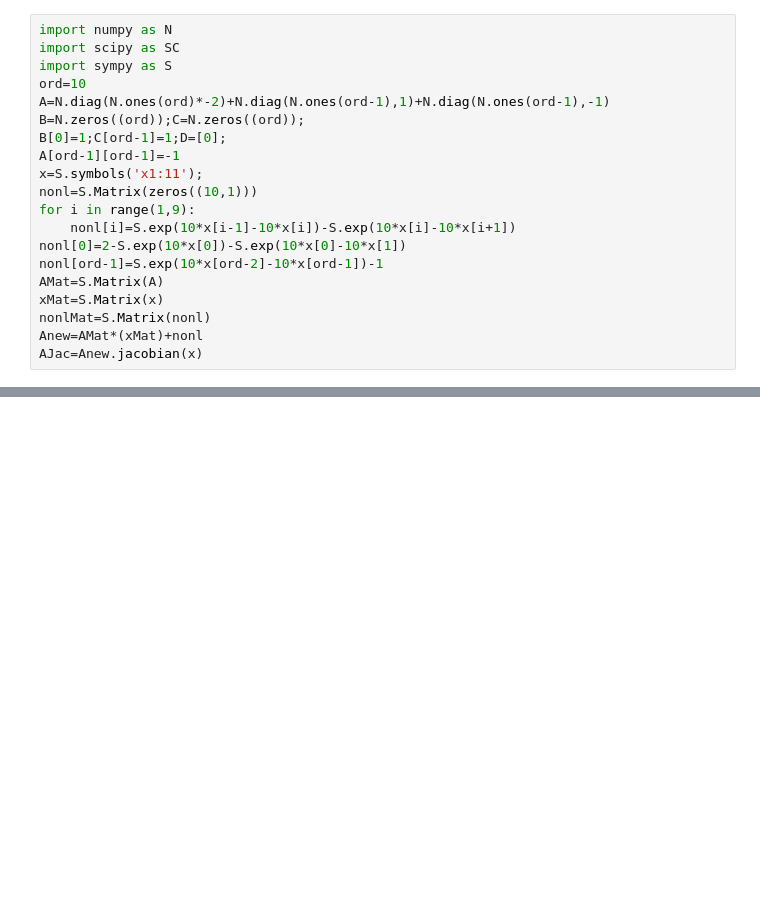
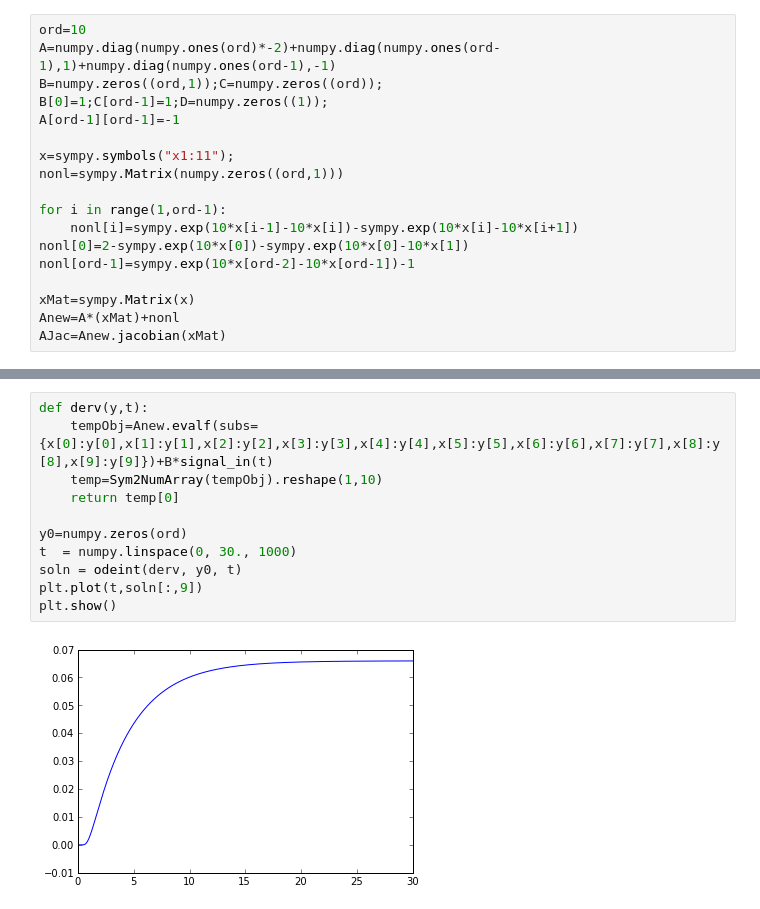
Before and after one commit to cvbrgava/ddp, a Jupyter notebook: Statespace.ipynb, the cells around one changed output, grey strips where cells are left out. Saved outputs shown, nothing was run; the diff lists cells and outputs as text; blank space fills up the shorter version.

```diff
--- a/Statespace.ipynb
+++ b/Statespace.ipynb
@@ -1,20 +23,18 @@
 # %%
-import numpy as N
-import scipy as SC
-import sympy as S
 ord=10
-A=N.diag(N.ones(ord)*-2)+N.diag(N.ones(ord-1),1)+N.diag(N.ones(ord-1),-1)
-B=N.zeros((ord));C=N.zeros((ord));
-B[0]=1;C[ord-1]=1;D=[0];
+A=numpy.diag(numpy.ones(ord)*-2)+numpy.diag(numpy.ones(ord-1),1)+numpy.diag(numpy.ones(ord-1),-1)
+B=numpy.zeros((ord,1));C=numpy.zeros((ord));
+B[0]=1;C[ord-1]=1;D=numpy.zeros((1));
 A[ord-1][ord-1]=-1
-x=S.symbols('x1:11');
-nonl=S.Matrix(zeros((10,1)))
-for i in range(1,9):
-    nonl[i]=S.exp(10*x[i-1]-10*x[i])-S.exp(10*x[i]-10*x[i+1])
-nonl[0]=2-S.exp(10*x[0])-S.exp(10*x[0]-10*x[1])
-nonl[ord-1]=S.exp(10*x[ord-2]-10*x[ord-1])-1
-AMat=S.Matrix(A)
-xMat=S.Matrix(x)
-nonlMat=S.Matrix(nonl)
-Anew=AMat*(xMat)+nonl
-AJac=Anew.jacobian(x)
+
+x=sympy.symbols("x1:11");
+nonl=sympy.Matrix(numpy.zeros((ord,1)))
+
+for i in range(1,ord-1):
+    nonl[i]=sympy.exp(10*x[i-1]-10*x[i])-sympy.exp(10*x[i]-10*x[i+1])
+nonl[0]=2-sympy.exp(10*x[0])-sympy.exp(10*x[0]-10*x[1])
+nonl[ord-1]=sympy.exp(10*x[ord-2]-10*x[ord-1])-1
+
+xMat=sympy.Matrix(x)
+Anew=A*(xMat)+nonl
+AJac=Anew.jacobian(xMat)
@@ -32,0 +59,13 @@ AJac=Anew.jacobian(x)
+# %%
+def derv(y,t):
+    tempObj=Anew.evalf(subs={x[0]:y[0],x[1]:y[1],x[2]:y[2],x[3]:y[3],x[4]:y[4],x[5]:y[5],x[6]:y[6],x[7]:y[7],x[8]:y[8],x[9]:y[9]})+B*signal_in(t)
+    temp=Sym2NumArray(tempObj).reshape(1,10)
+    return temp[0]
+
+y0=numpy.zeros(ord)
+t  = numpy.linspace(0, 30., 1000)
+soln = odeint(derv, y0, t)
+plt.plot(t,soln[:,9])
+plt.show()
+# %% [output]
+[figure, added]
```
Also changed, not shown: parts of 10 cells of this notebook.
